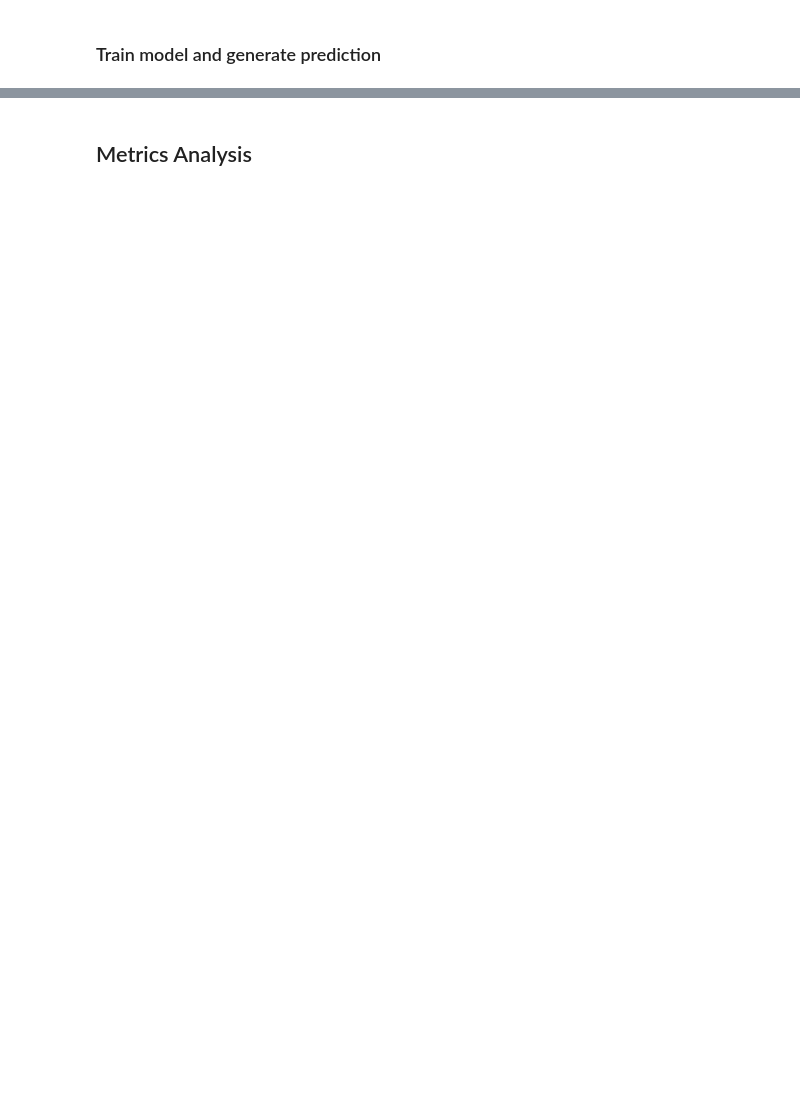
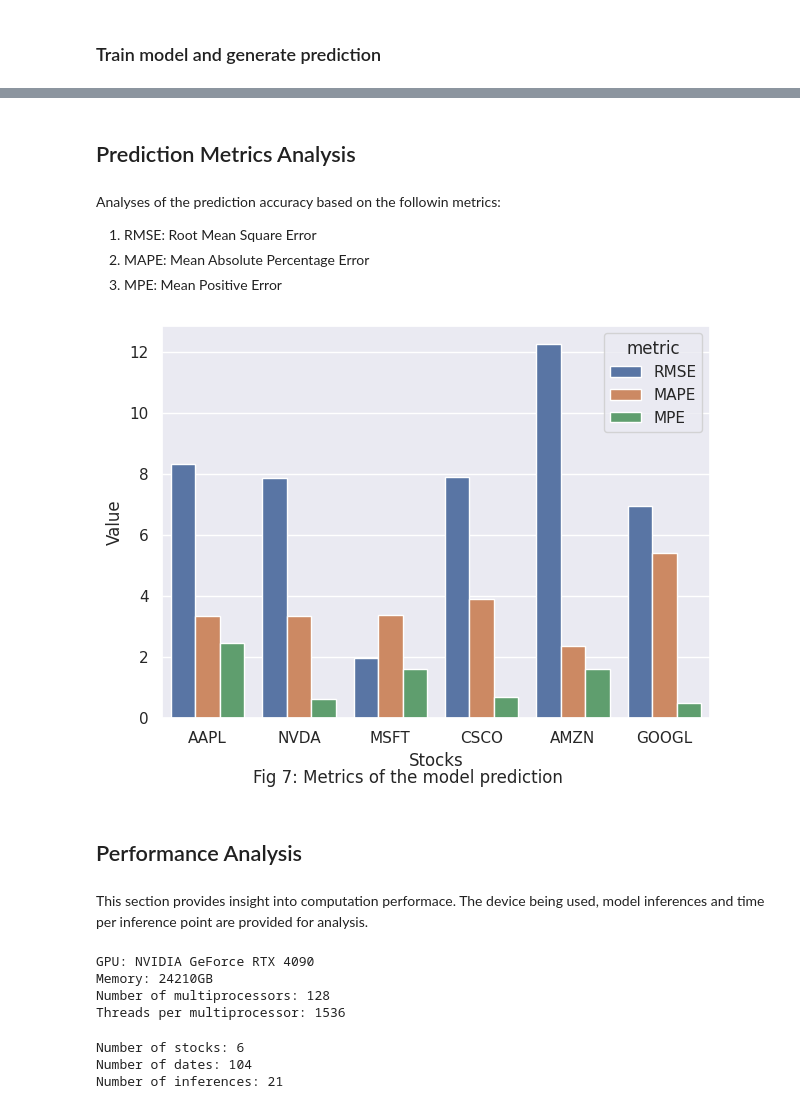
Before and after one commit to ajitesh-parihar/AlgorithmicTradingDemo, a Jupyter notebook: ATS.ipynb, the cells around one changed output, grey strips where cells are left out. Drawn from its saved outputs; the diff is of its cells as text; code cells hidden in the pictures; blank space fills up the shorter version.

Commit message:
Added prediction analysis and information to the main page.Added functions to the predcition notebook and added the data extraction notebook to main page

```diff
--- a/ATS.ipynb
+++ b/ATS.ipynb
@@ -63,7 +136,7 @@ df, DATETIME = preprocess(df)
 # %%
 # Input data
 trainingDateStart = '2019-06-26'
-predictionDateStart = '2024-05-15'
+predictionDateStart = '2024-01-15'
 predictionDateEnd = '2024-06-15'
 daysToPredict = 5
 
@@ -76,5 +178,30 @@ plotPrediction(result)
 # %% [markdown]
-## Metrics Analysis
+## Prediction Metrics Analysis
+# %% [markdown]
+Analyses of the prediction accuracy based on the followin metrics:
+1. RMSE: Root Mean Square Error
+2. MAPE: Mean Absolute Percentage Error
+3. MPE: Mean Positive Error
 # %%
 metrics_df = calculateMetrics(result)
+melted_df = meltMetrics(metrics_df)
 plotMetrics(metrics_df)
+# %% [output]
+[figure, added]
+# %% [markdown]
+## Performance Analysis
+# %% [markdown]
+This section provides insight into computation performace. The device being used, model inferences and time per inference point are provided for analysis.
+# %%
+gpuInfo()
+# %% [output]
+GPU: NVIDIA GeForce RTX 4090
+Memory: 24210GB
+Number of multiprocessors: 128
+Threads per multiprocessor: 1536
+# %%
+trainingStats(result, daysToPredict)
+# %% [output]
+Number of stocks: 6
+Number of dates: 104
+Number of inferences: 21
```
Also changed, not shown: parts of 27 cells of this notebook, 3 other files.
